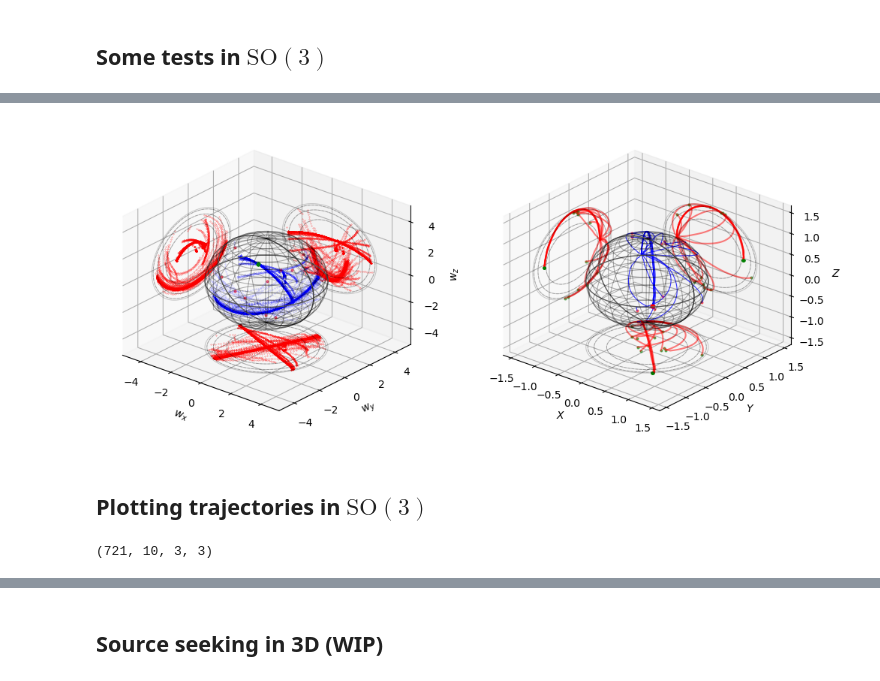
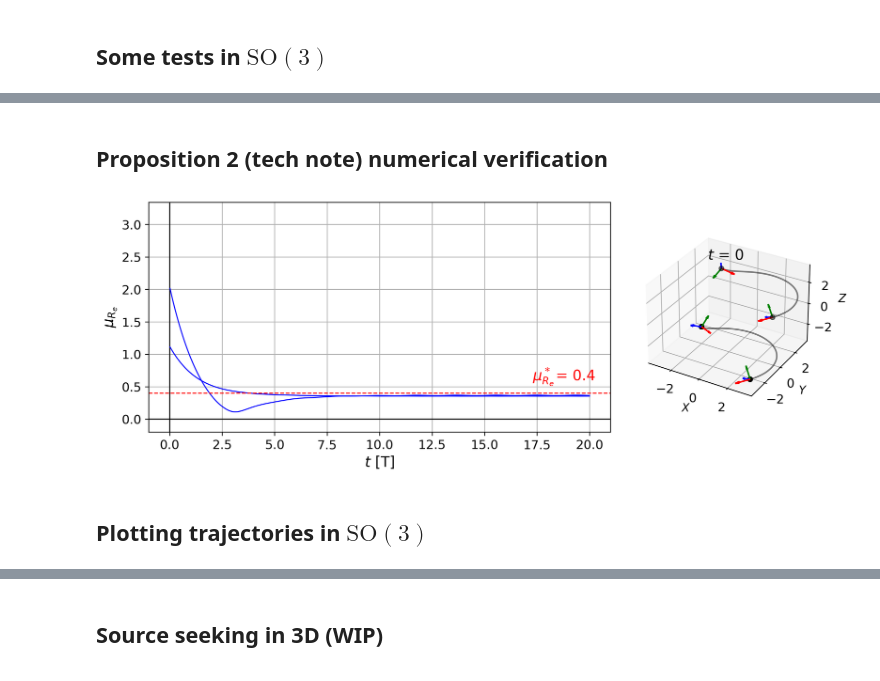
Before and after one commit to jesusBV20/source_seeking_3D, a Jupyter notebook: _simple_heading_control.ipynb, the cells around one changed output, grey strips where cells are left out. Cells and saved outputs as stored; diff of their text form; code cells hidden in the pictures.

```diff
--- a/_simple_heading_control.ipynb
+++ b/_simple_heading_control.ipynb
@@ -110,34 +118,29 @@ KeyboardInterrupt:
-# %%
-# Extract the desired data (R matrices)
-data_R = sim_frame.data["R"]
-
-fig  = plt.figure(figsize=(12,12))
-grid = plt.GridSpec(1, 2, hspace=0, wspace=0.2)
-
-ax1 = fig.add_subplot(grid[:, 0], projection='3d')
-ax2 = fig.add_subplot(grid[:, 1], projection='3d')
-
-# Plotting the SO(3) trajectory
-plot_so3_traj(data_R, ax=ax1, lim=5)
-
-# Plotting the 3D heading trajectory
-plot_heading_traj(data_R, ax=ax2, lim=1.6)
-# %% [output]
-[figure, removed]
+# %% [markdown]
+## Proposition 2 (tech note) numerical verification
+# %%
+# Initialise the simulation frame and launch the numerical simulation
+sim_frame = sim_prop2(wx=np.pi, wd=np.pi/20, mu_re_star=0.4, tf=20,
+                     L1=np.array([[1,1,0]])/np.sqrt(2),
+                     fb_control=True, arr_len=1)
+
+sim_frame.numerical_simulation()
+
+# Plot the summary (initial + final state)
+sim_frame.plot_article_figure(lims=[-3.5,3.5])
+# %% [output]
+[figure, added]
 # %% [markdown]
 ## Plotting trajectories in $\mathrm{SO}(3)$
 # %%
 # Initialise the simulation frame and launch the numerical simulation
 L1 = np.array([[1,0,0]])
-sim_frame = sim_test(n_agents=10, tf=12, wx=np.pi/2, L1=L1/np.linalg.norm(L1), t2=40,
+sim_frame = sim_thm2(n_agents=10, tf=12, wx=np.pi/2, L1=L1/np.linalg.norm(L1), t2=40,
                       v_rotation=False, fb_control=True, sim_kw={"kw":4}, arr_len=1)
 sim_frame.numerical_simulation()
 
 # Extract the desired data (R matrices)
 data_R = sim_frame.data["R"]
 print(data_R.shape)
-# %% [output]
-(721, 10, 3, 3)
 # %%
 fig  = plt.figure(figsize=(12,12))
 grid = plt.GridSpec(1, 2, hspace=0, wspace=0.2)
```
Also changed, not shown: parts of 12 cells of this notebook, 5 other files.
